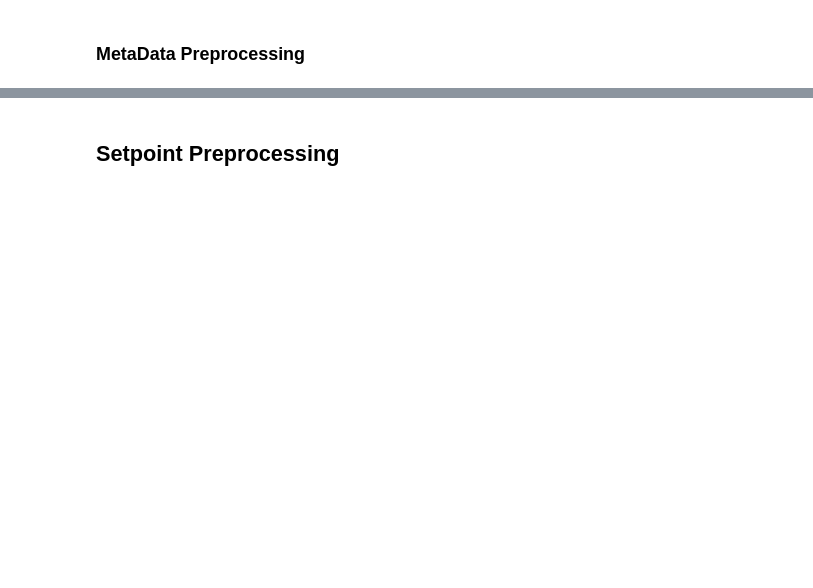
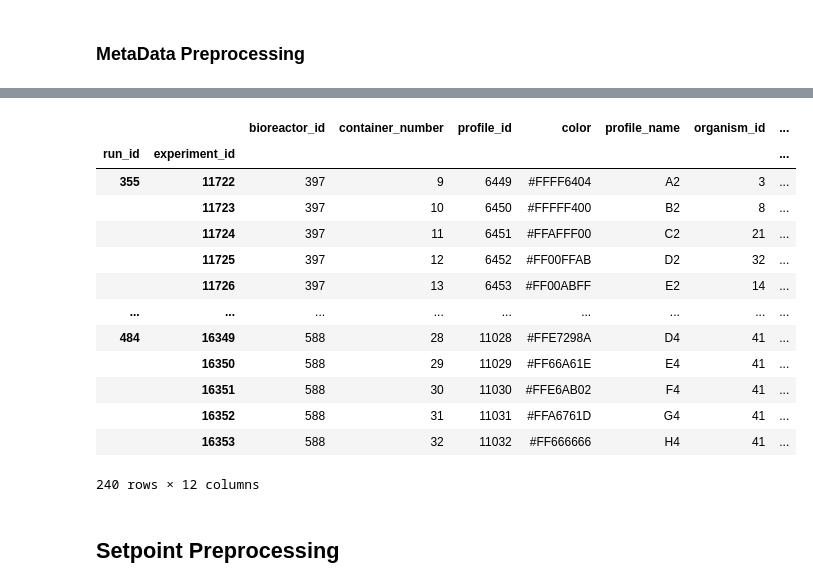
Before and after one commit to randolf-scholz/tsdm, a Jupyter notebook: dev/datasets/kiwi_experiments_and_run_355.ipynb, the cells around one changed output, grey strips where cells are left out. Saved outputs shown, nothing was run; the diff lists cells and outputs as text; code cells hidden in the pictures; blank space fills up the shorter version.

```diff
--- a/dev/datasets/kiwi_experiments_and_run_355.ipynb
+++ b/dev/datasets/kiwi_experiments_and_run_355.ipynb
@@ -297,2 +360,60 @@ metadata = metadata.set_index(["run_id", "experiment_id"])
+# %%
+selected_columns = {
+    "experiment_id": "UInt32",
+    "bioreactor_id": "UInt32",
+    "container_number": "UInt32",
+    "profile_id": "UInt32",
+    "color": "string",
+    "profile_name": "string",
+    "organism_id": "UInt32",
+    "run_id": "UInt32",
+    "OD_Dilution": "float32",
+    "Feed_concentration_glc": "float32",
+    "run_name": "string",
+    "pH_correction_factor": "float32",
+    "start_time": "datetime64[ns]",
+    "end_time": "datetime64[ns]",
+}
+
+categorical_columns = {
+    "pH_correction_factor": "Float32",
+    "Feed_concentration_glc": "Int16",
+    "profile_name": "category",
+    "run_name": "category",
+    "color": "category",
+    "OD_Dilution": "Float32",
+}
+
+assert (
+    selected_columns.keys() >= table_columns - useless_cols
+), f"You forgot to check {remaining_cols - selected_columns.keys()}"
+
+assert (
+    selected_columns.keys() <= table_columns - useless_cols
+), f"Superfluous {selected_columns.keys() - remaining_cols}"
+
+assert set(categorical_columns) <= set(
+    selected_columns
+), f"Superfluous encoing {set(categorical_columns) - set(selected_columns)}"
+# %%
+table = table[selected_columns]
+table = table.astype(selected_columns)
+table = table.astype(categorical_columns)
+metadata = table.set_index(["run_id", "experiment_id"])
+# %% [output]
+|  |  | bioreactor_id | container_number | profile_id | color | profile_name | organism_id | ... |
+| run_id | experiment_id |  |  |  |  |  |  | ... |
+| 355 | 11722 | 397 | 9 | 6449 | #FFFF6404 | A2 | 3 | ... |
+|  | 11723 | 397 | 10 | 6450 | #FFFFF400 | B2 | 8 | ... |
+|  | 11724 | 397 | 11 | 6451 | #FFAFFF00 | C2 | 21 | ... |
+|  | 11725 | 397 | 12 | 6452 | #FF00FFAB | D2 | 32 | ... |
+|  | 11726 | 397 | 13 | 6453 | #FF00ABFF | E2 | 14 | ... |
+| ... | ... | ... | ... | ... | ... | ... | ... | ... |
+| 484 | 16349 | 588 | 28 | 11028 | #FFE7298A | D4 | 41 | ... |
+|  | 16350 | 588 | 29 | 11029 | #FF66A61E | E4 | 41 | ... |
+|  | 16351 | 588 | 30 | 11030 | #FFE6AB02 | F4 | 41 | ... |
+|  | 16352 | 588 | 31 | 11031 | #FFA6761D | G4 | 41 | ... |
+|  | 16353 | 588 | 32 | 11032 | #FF666666 | H4 | 41 | ... |
+240 rows × 12 columns
 # %% [markdown]
 ## Setpoint Preprocessing
```
Also changed, not shown: parts of 48 cells of this notebook, 4 other files.
